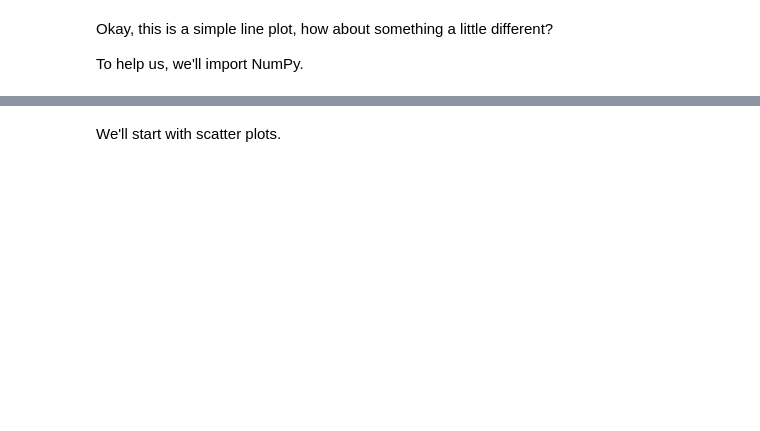
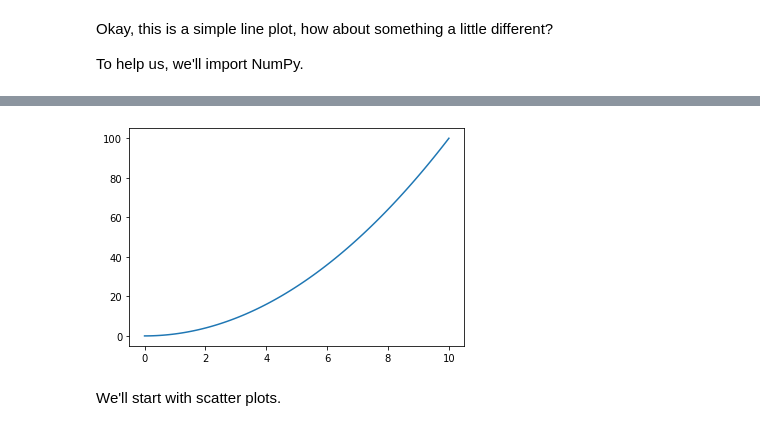
Before and after one commit to liwangcherish/learning-notes-Complete-A.I.-Machine-Learning-Data-Science-Bootcamp, a Jupyter notebook: matplotlib-exercises.ipynb, the cells around one changed output, grey strips where cells are left out. Saved outputs shown, nothing was run; the diff lists cells and outputs as text; code cells hidden in the pictures; blank space fills up the shorter version.

```diff
--- a/matplotlib-exercises.ipynb
+++ b/matplotlib-exercises.ipynb
@@ -79,5 +92,9 @@ To help us, we'll import NumPy.
 # %%
 # Create a plot using plt.subplots() and plot X versus X^2 (X squared)
+fig, ax = plt.subplots()
+ax.plot(x, x**2);
+# %% [output]
+[figure, added]
 # %% [markdown]
 We'll start with scatter plots.
 # %%
```
Also changed, not shown: parts of 33 cells of this notebook, 1 other file.
